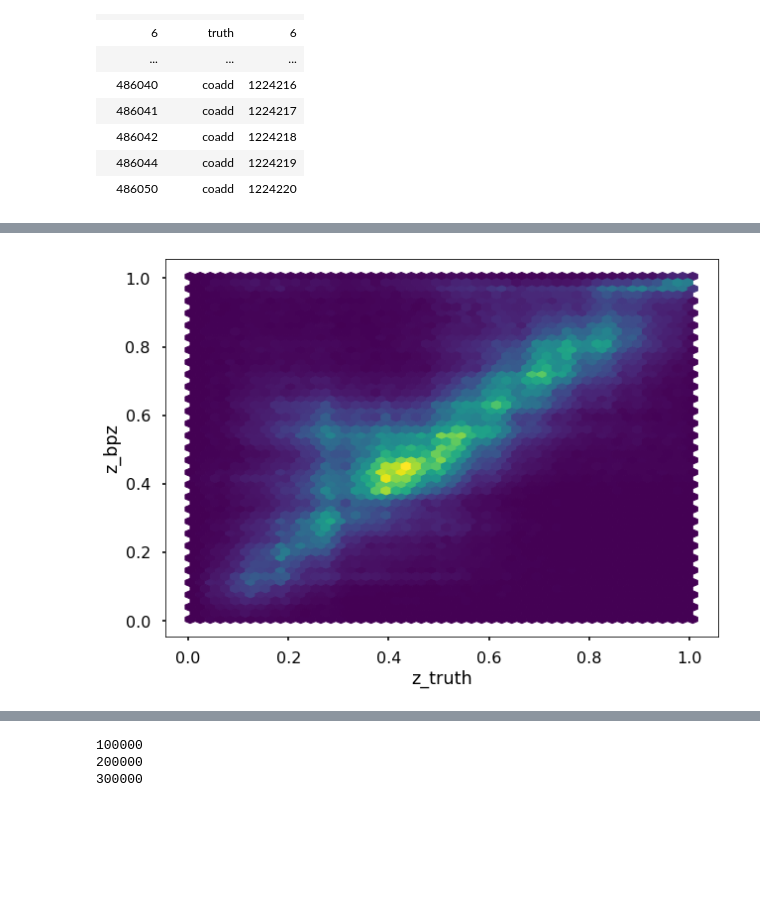
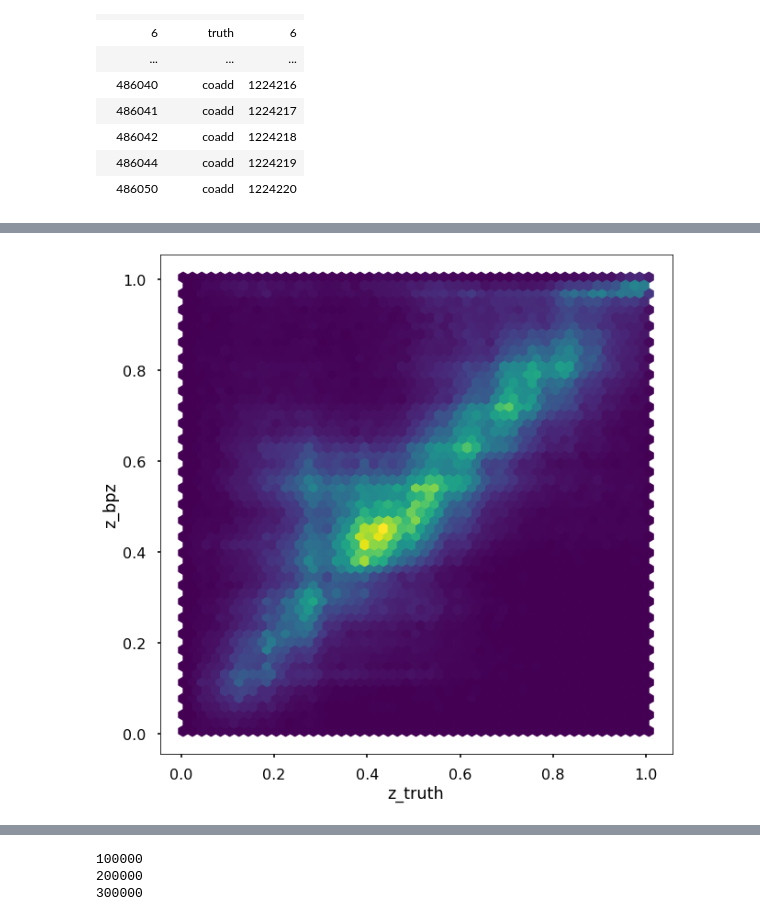
Before and after one commit to LSSTDESC/pz_blend, a Jupyter notebook: notebooks/matching_fof_bpz_wl_cuts.ipynb, the cells around one changed output, grey strips where cells are left out. Drawn from its saved outputs; the diff is of its cells as text; code cells hidden in the pictures; blank space fills up the shorter version.

Commit message:
2-1 matches figures

```diff
--- a/notebooks/matching_fof_bpz_wl_cuts.ipynb
+++ b/notebooks/matching_fof_bpz_wl_cuts.ipynb
@@ -118,7 +118,7 @@ truth_cat.add_quantity_modifier('mag_i', 'i')
 # Get ra and dec from truth catalog
 # Note that we add i < 25.0 to the native filter to speed up load time
 truth_native_filters = (['i < 25.0'])
-truth_data = truth_cat.get_quantities(['ra', 'dec', 'object_id', 'redshift'], filters=star_sprinkled_filter,
+truth_data = truth_cat.get_quantities(['ra', 'dec', 'object_id', 'redshift', 'mag_i'], filters=star_sprinkled_filter,
                                                                                        native_filters=truth_native_filters)
 # %%
 print (len(joined_data['ra']))
@@ -203,13 +203,13 @@ truth_idx = results['row_index'][one_to_one_group_mask & truth_mask]
 object_idx = results['row_index'][one_to_one_group_mask & object_mask]
 # %%
 #z-z plot
-plt.figure(figsize=(10,7))
+plt.figure(figsize=(10,10))
 plt.hexbin(truth_data['redshift'][truth_idx], joined_data['photoz_mode'][object_idx], gridsize=50)
 plt.xlabel('z_truth')
 plt.ylabel('z_bpz')
 plt.show()
 # %% [output]
-[figure, old version]
+[figure, new version]
 # %%
 pdf_idx = joined_data['photoz_pdf_key'][object_idx]
 # %%
```
Also changed, not shown: parts of 18 cells of this notebook, 3 other files.
